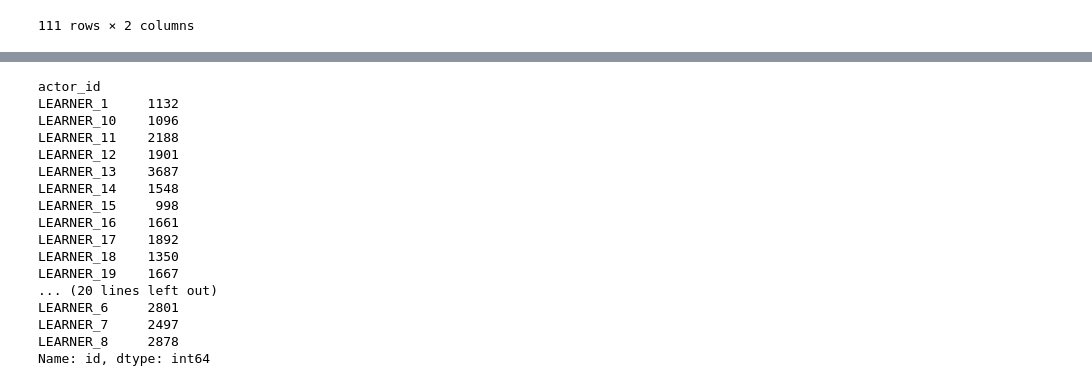
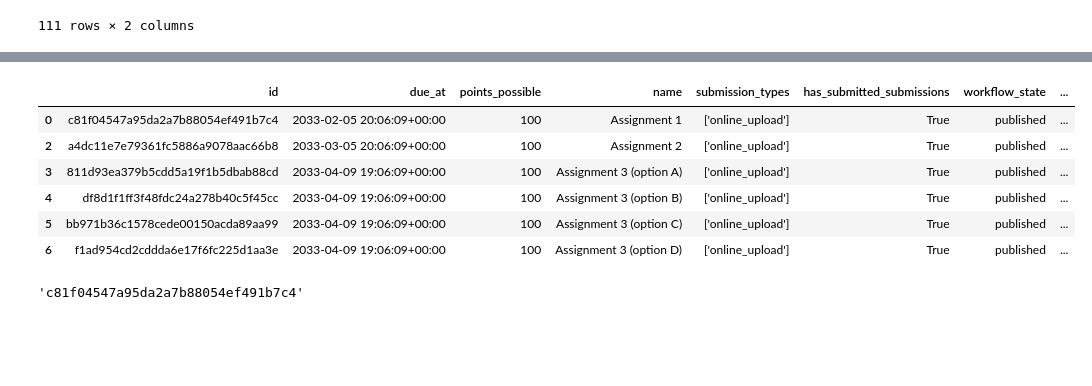
Before and after one commit to UBC-LA-Hackathon/hack-la-2023, a Jupyter notebook: srfrew_eda.ipynb, the cells around one changed output, grey strips where cells are left out. Drawn from its saved outputs; the diff is of its cells as text; code cells hidden in the pictures; blank space fills up the shorter version.

```diff
--- a/srfrew_eda.ipynb
+++ b/srfrew_eda.ipynb
@@ -155,20 +97,16 @@ gradebook.set_index("Student")
-# %%
-navigation_events.groupby("actor_id").count()["id"]
-# %% [output]
-actor_id
-LEARNER_1     1132
-LEARNER_10    1096
-LEARNER_11    2188
-LEARNER_12    1901
-LEARNER_13    3687
-LEARNER_14    1548
-LEARNER_15     998
-LEARNER_16    1661
-LEARNER_17    1892
-LEARNER_18    1350
-LEARNER_19    1667
-... (20 lines left out)
-LEARNER_6     2801
-LEARNER_7     2497
-LEARNER_8     2878
-Name: id, dtype: int64
+# %%
+df_assignments = assignments.drop(columns=["unlock_at", "lock_at", "grading_type", "position"]).query("has_submitted_submissions == True")
+df_assignments["due_at"] = pd.to_datetime(df_assignments["due_at"])
+df_assignments
+# %% [output]
+|  | id | due_at | points_possible | name | submission_types | has_submitted_submissions | workflow_state | ... |
+| 0 | c81f04547a95da2a7b88054ef491b7c4 | 2033-02-05 20:06:09+00:00 | 100 | Assignment 1 | ['online_upload'] | True | published | ... |
+| 2 | a4dc11e7e79361fc5886a9078aac66b8 | 2033-03-05 20:06:09+00:00 | 100 | Assignment 2 | ['online_upload'] | True | published | ... |
+| 3 | 811d93ea379b5cdd5a19f1b5dbab88cd | 2033-04-09 19:06:09+00:00 | 100 | Assignment 3 (option A) | ['online_upload'] | True | published | ... |
+| 4 | df8d1f1ff3f48fdc24a278b40c5f45cc | 2033-04-09 19:06:09+00:00 | 100 | Assignment 3 (option B) | ['online_upload'] | True | published | ... |
+| 5 | bb971b36c1578cede00150acda89aa99 | 2033-04-09 19:06:09+00:00 | 100 | Assignment 3 (option C) | ['online_upload'] | True | published | ... |
+| 6 | f1ad954cd2cddda6e17f6fc225d1aa3e | 2033-04-09 19:06:09+00:00 | 100 | Assignment 3 (option D) | ['online_upload'] | True | published | ... |
+# %%
+tmp_assignment.id[0]
+# %% [output]
+'c81f04547a95da2a7b88054ef491b7c4'
```
Also changed, not shown: parts of 6 cells of this notebook.
